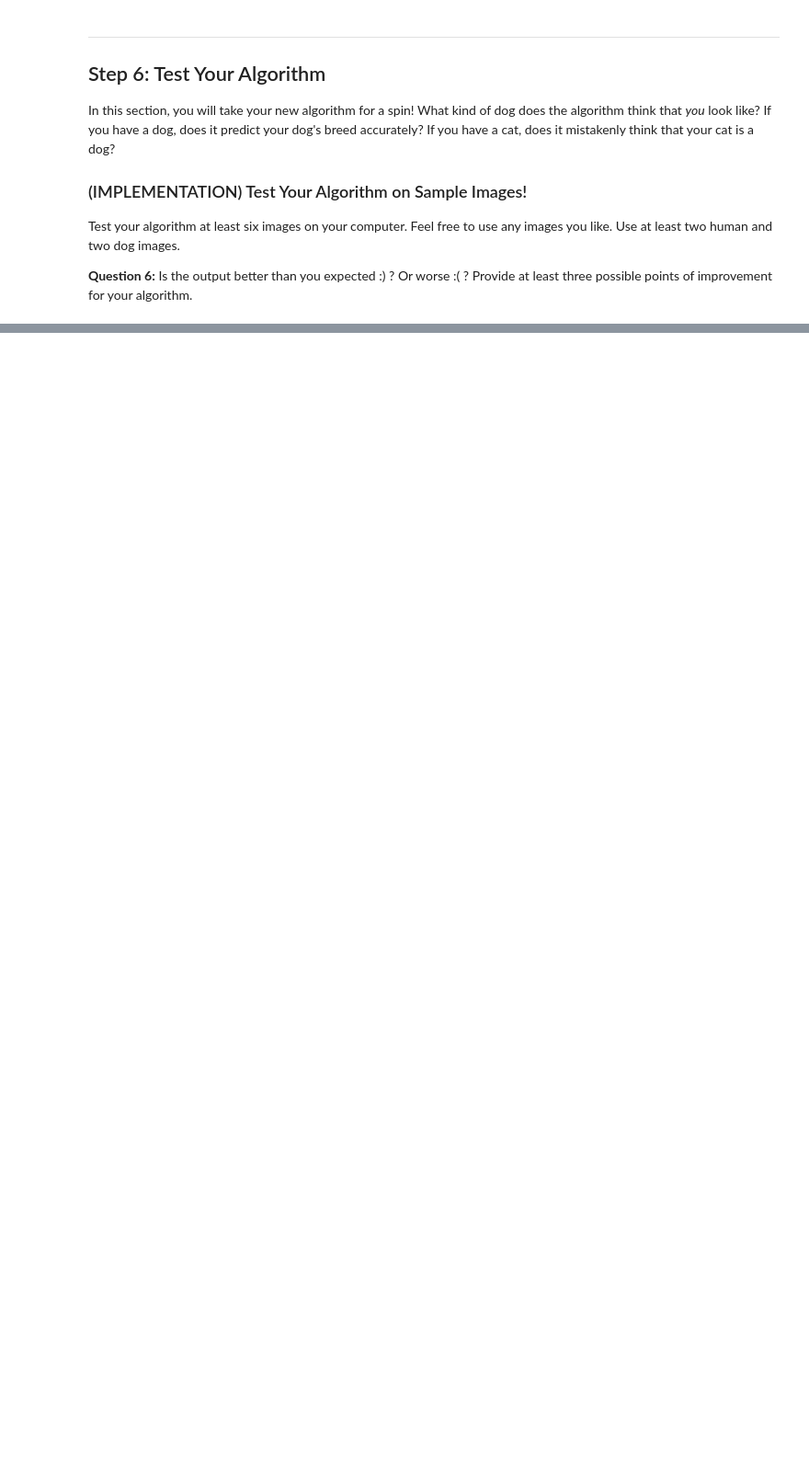
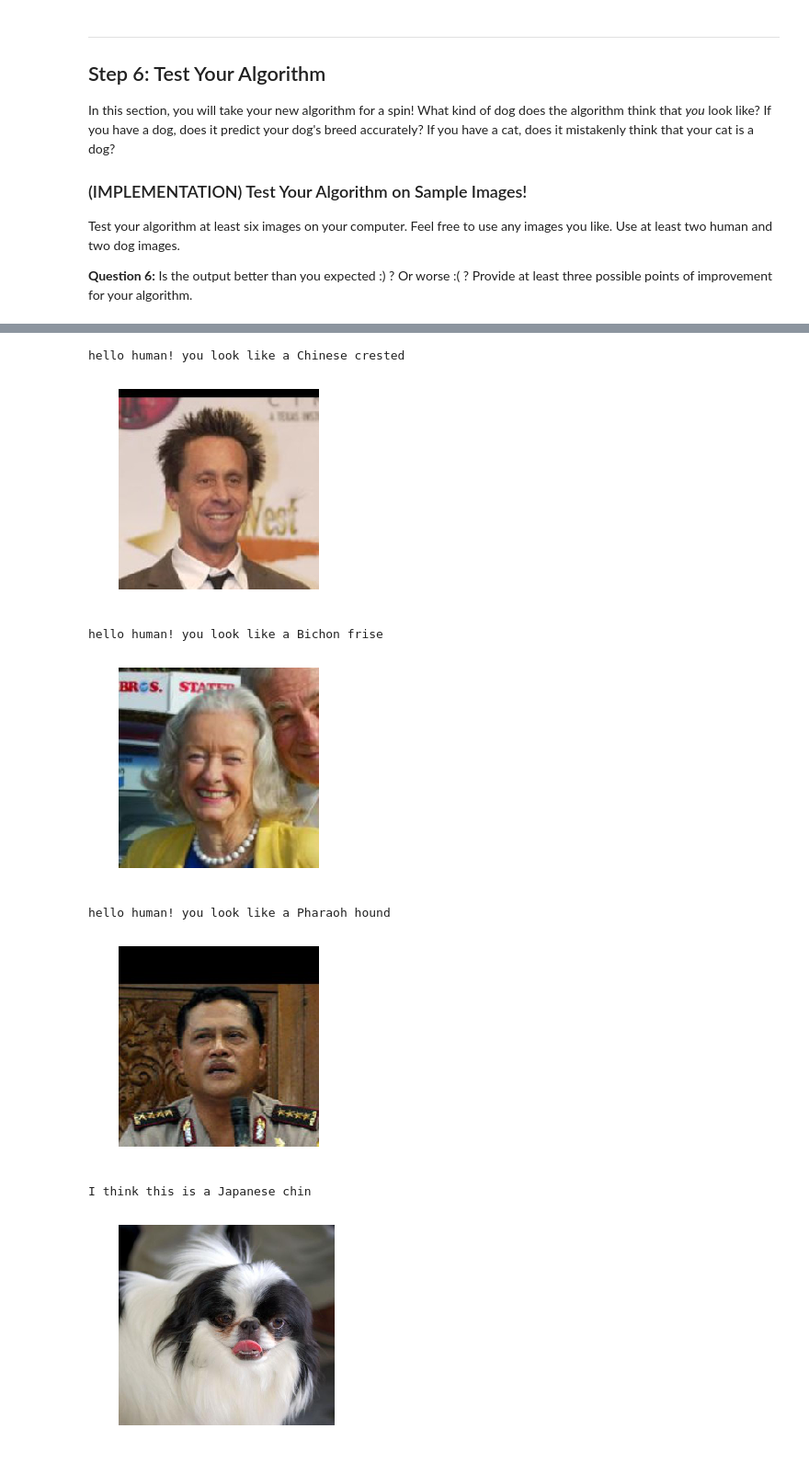
Before and after one commit to NoxMoon/deep-learning-v2-pytorch, a Jupyter notebook: project-dog-classification/dog_app.ipynb, the cells around one changed output, grey strips where cells are left out. Shown at 92% size. Drawn from its saved outputs; the diff is of its cells as text; code cells hidden in the pictures; blank space fills up the shorter version.

```diff
--- a/project-dog-classification/dog_app.ipynb
+++ b/project-dog-classification/dog_app.ipynb
@@ -224,7 +228,6 @@ def model_predict(img_path, model):
     ## TODO: Complete the function.
     ## Load and pre-process an image from the given img_path
     ## Return the *index* of the predicted class for that image
-    device = torch.device("cuda:0" if (torch.cuda.is_available() and ngpu > 0) else "cpu")
 
     img = cv2.imread(img_path)
     transform = transforms.Compose([transforms.ToPILImage(),
@@ -706,12 +774,31 @@ Some sample output for our algorithm is provided below, but feel free to design
 
 
 ### (IMPLEMENTATION) Write your Algorithm
-# %%
-### TODO: Write your algorithm.
-### Feel free to use as many code cells as needed.
-
-def run_app(img_path):
-    ## handle cases for a human face, dog, and neither
+# %%
+### TODO: Write your algorithm.
+### Feel free to use as many code cells as needed.
+
+def run_app(img_path, model):
+    ## handle cases for a human face, dog, and neither
+
+    dog_detected = dog_detector(img_path, VGG16)
+    human_detected = face_detector(img_path)
+
+    breed = predict_breed_transfer(img_path, model, class_names=class_names)
+
+    if dog_detected and human_detected:
+        print(f"You look like both a human and a {breed}")
+    elif dog_detected and not human_detected:
+        print(f"I think this is a {breed}")
+    elif not dog_detected and human_detected:
+        print(f"hello human! you look like a {breed}")
+    else:
+        print("I don't know who you are")
+
+    img = plt.imread(img_path)
+    plt.imshow(img)
+    plt.axis("off")
+    plt.show()
 # %% [markdown]
 ---
 <a id='step6'></a>
@@ -729,8 +825,22 @@ __Answer:__ (Three possible points for improvement)
 # %%
 ## TODO: Execute your algorithm from Step 6 on
 ## at least 6 images on your computer.
 ## Feel free to use as many code cells as needed.
 
 ## suggested code, below
+model_transfer = Net_transfer(VGG16, output_dim=133)
+if use_cuda:
+    model_transfer = model_transfer.cuda()
+model_transfer.load_state_dict(torch.load('models/model_transfer.pt'))
+
 for file in np.hstack((human_files[:3], dog_files[:3])):
-    run_app(file)
+    run_app(file, model_transfer)
+# %% [output]
+hello human! you look like a Chinese crested
+[figure, added]
+hello human! you look like a Bichon frise
+[figure, added]
+hello human! you look like a Pharaoh hound
+[figure, added]
+I think this is a Japanese chin
+[figure, added]
```
Also changed, not shown: parts of 31 cells of this notebook, 6 other files.
